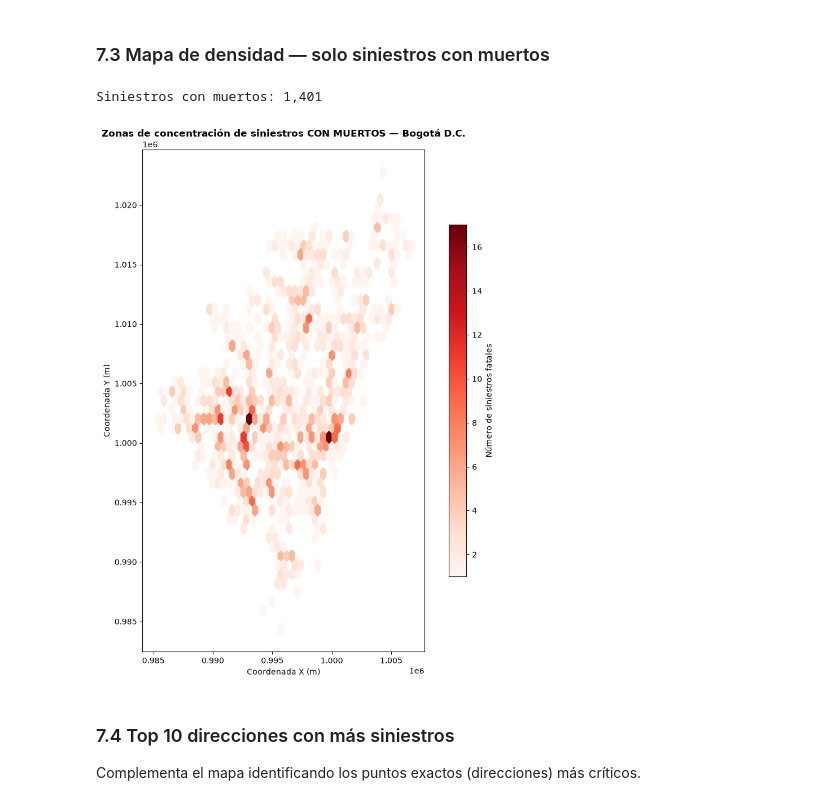
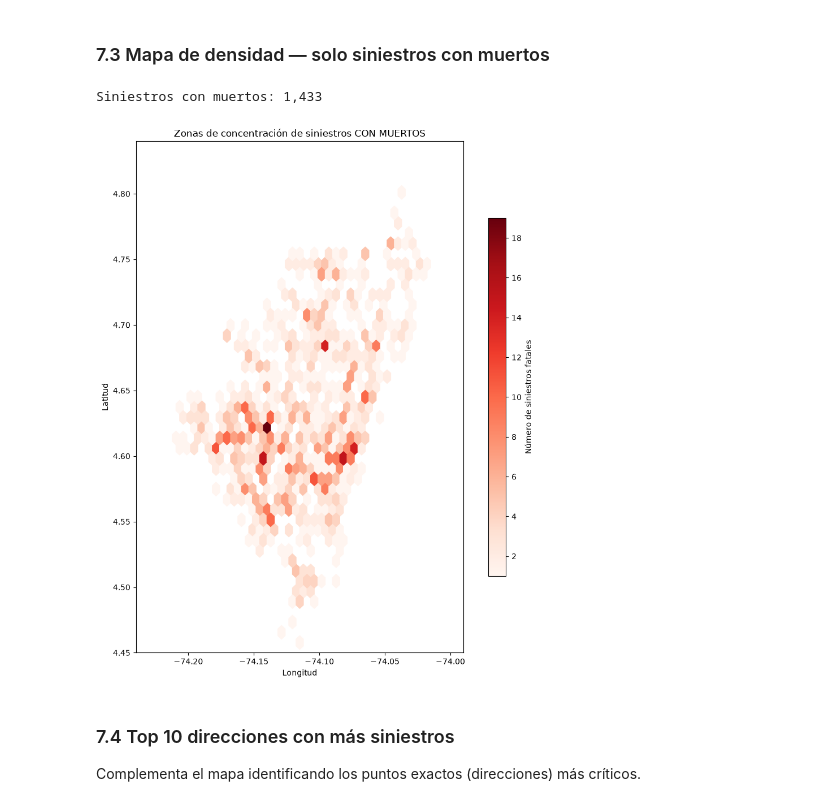
Before and after one commit to BryHerNi21/TT, a Jupyter notebook: EDA2_Siniestros_Viales_Bogota_peatones_indices_ajustados.ipynb, the cells around one changed output. Saved outputs shown, nothing was run; the diff lists cells and outputs as text; code cells hidden in the pictures.

```diff
--- a/EDA2_Siniestros_Viales_Bogota_peatones_indices_ajustados.ipynb
+++ b/EDA2_Siniestros_Viales_Bogota_peatones_indices_ajustados.ipynb
@@ -1342,0 +1294,19 @@ Siniestros atípicos/corruptos espacialmente: 21893 de 23447 (93.37%)
+# %%
+LON_MIN, LON_MAX = -74.24, -73.99
+LAT_MIN, LAT_MAX = 4.45, 4.84
+
+# Separar nulos de outliers reales: between() da False con NaN
+coords_nulas = df[['LATITUD', 'LONGITUD']].isna().any(axis=1)
+fuera_de_rango_real = (~coords_nulas) & (
+    (~df['LONGITUD'].between(LON_MIN, LON_MAX)) |
+    (~df['LATITUD'].between(LAT_MIN, LAT_MAX))
+)
+
+print(f"Registros totales               : {len(df):,}")
+print(f"Coordenadas nulas               : {coords_nulas.sum():,} ({coords_nulas.mean()*100:.2f} %)")
+print(f"Fuera de rango con coord. válida: {fuera_de_rango_real.sum():,}")
+print(df.loc[fuera_de_rango_real, ['LATITUD', 'LONGITUD']].describe().round(4))
+
+# Verificación dura: un porcentaje alto de outliers indicaría un problema de CRS o de columnas
+assert fuera_de_rango_real.sum() / (~coords_nulas).sum() < 0.05, \
+    "Demasiados registros fuera de rango: revisar CRS / columnas"
@@ -1411,39 +1739,25 @@ plt.show()
 # %% [markdown]
 ### 7.3 Mapa de densidad — solo siniestros con muertos
 # %%
-# 1. Filtrar registros fatales sin el punto atípico en Y
-fatales = df[(df['ESTADO'] == 'MUERTO') & (df.geometry.y >= 980000)].copy()
+fatales = df[df['ESTADO'] == 'MUERTO']
 print(f"Siniestros con muertos: {len(fatales):,}")
 
-# 2. Configurar la figura
 fig, ax = plt.subplots(figsize=(9, 10))
-
-# Extraer X e Y directamente de la columna geometry
-x = fatales.geometry.x
-y = fatales.geometry.y
-
-# 3. Generar el mapa Hexbin
-hb = ax.hexbin(
-    x, y,
-    gridsize=45,
-    cmap='Reds',
-    mincnt=1
-)
-
-# 4. Formato de etiquetas y barra de color
-ax.set_title('Zonas de concentración de siniestros CON MUERTOS — Bogotá D.C.', fontsize=12, fontweight='bold')
-ax.set_xlabel('Coordenada X (m)')
-ax.set_ylabel('Coordenada Y (m)')
+hb = ax.hexbin(fatales['LONGITUD'], fatales['LATITUD'], gridsize=45, cmap='Reds', mincnt=1,
+               extent=(LON_MIN, LON_MAX, LAT_MIN, LAT_MAX))
+ax.set_title('Zonas de concentración de siniestros CON MUERTOS')
+ax.set_xlabel('Longitud')
+ax.set_ylabel('Latitud')
+ax.set_xlim(LON_MIN, LON_MAX)
+ax.set_ylim(LAT_MIN, LAT_MAX)
 ax.set_aspect('equal')
-
 cb = fig.colorbar(hb, ax=ax, shrink=0.7)
 cb.set_label('Número de siniestros fatales')
-
 plt.tight_layout()
 plt.show()
 # %% [output]
-Siniestros con muertos: 1,401
+Siniestros con muertos: 1,433
-[figure, old version]
+[figure, new version]
 # %% [markdown]
 ### 7.4 Top 10 direcciones con más siniestros
 
```
Also changed, not shown: parts of 42 cells of this notebook, 5 other files.
